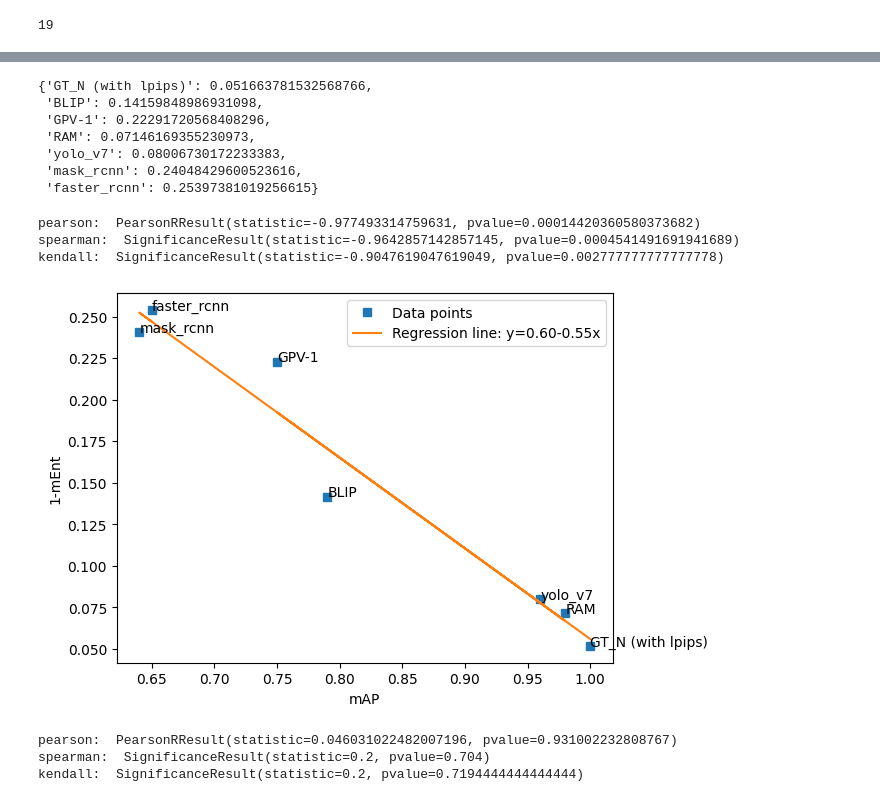
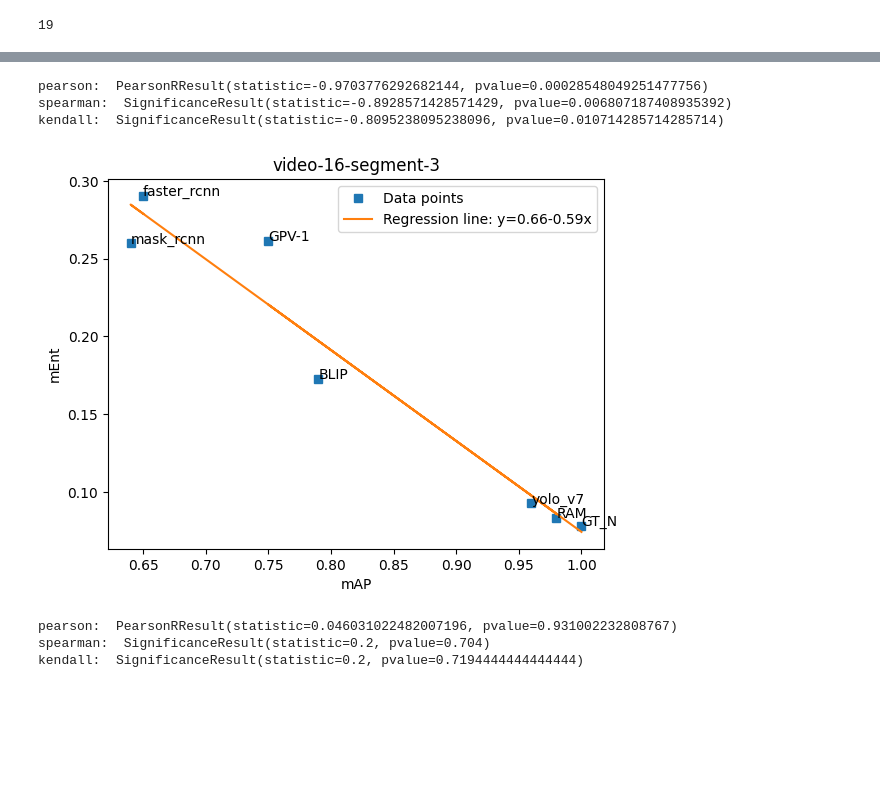
Before and after one commit to Shohan29531/Dashboard-For-VQA, a Jupyter notebook: utils_notebooks/entropy_with_ifs.ipynb, the cells around one changed output, grey strips where cells are left out. Cells and saved outputs as stored; diff of their text form; code cells hidden in the pictures; blank space fills up the shorter version.

Commit message:
update object selection based on selected models

```diff
--- a/utils_notebooks/entropy_with_ifs.ipynb
+++ b/utils_notebooks/entropy_with_ifs.ipynb
@@ -389,7 +624,7 @@ print(len(ram_com_obj))
 # %% [output]
 39
 # %%
-gt_dir = "/Users/imrankabir/Desktop/research/vqa_accessibility/Dashboard-For-VQA/Dashboard Data/GT_N"
+gt_dir = gt_fol # "/Users/imrankabir/Desktop/research/vqa_accessibility/Dashboard-For-VQA/Dashboard Data/GT_N"
 
 gts = natsorted(os.listdir(gt_dir))
 
@@ -452,7 +688,9 @@ for model_ in models.keys():
 
         ents_all_vid.append(e_i)
         ents_all_vid_normal.append(e_)
-        # print(e_i, p_s_i)
+        p_s_i = list(p_s_i)
+        p_s_i =sorted(p_s_i)
+        # print(e_i, max(p_s_i), sum(p_s_i), p_s_i[-5:])
 
         pred_fol = os.path.join(data_path, model_)
         p_ = calculate_model_map(
@@ -462,11 +700,11 @@ for model_ in models.keys():
         ps_all_vid.append(p_)
 
 
-    if model_ == 'GT_N':
-        vid_wise_ent[f"{model_} (with lpips)"] = ents_all_vid
-        vid_wise_ent[f"{model_} (without lpips)"] = ents_all_vid_normal
-    else:
-        vid_wise_ent[model_] = ents_all_vid
+    # if model_ == 'GT_N':
+    vid_wise_ent[f"{model_}"] = ents_all_vid
+    # vid_wise_ent[f"{model_}"] = ents_all_vid_normal
+    # else:  # (without lpips)  (with lpips)
+    #     vid_wise_ent[model_] = ents_all_vid
 
     vid_wise_prec[model_] = ps_all_vid
 # %%
@@ -511,23 +809,13 @@ vid_wise_model_prec_df
 # %%
+# v_s_ = ['video-16-segment-3']
 mEnt = {}
-
 for key in dict(vid_wise_model_ent_df.mean(axis='columns')):
     if key in ['HRNet_V2', 'GT_N (without lpips)']: # , 'GT_N (with lpips)'
         continue
     mEnt[key] = dict(vid_wise_model_ent_df.mean(axis='columns'))[key]
-
-mEnt
-# %% [output]
-{'GT_N (with lpips)': 0.051663781532568766,
- 'BLIP': 0.14159848986931098,
- 'GPV-1': 0.22291720568408296,
- 'RAM': 0.07146169355230973,
- 'yolo_v7': 0.08006730172233383,
- 'mask_rcnn': 0.24048429600523616,
- 'faster_rcnn': 0.25397381019256615}
 # %%
 mAP = {
-    'GT_N (with lpips)': 1.0,
+    'GT_N': 1.0,
     'BLIP': 0.79,
     'GPV-1': 0.75,
     'RAM': 0.98,
@@ -538,39 +826,40 @@ mAP = {
 
 #     'HRNet_V2': 0.59,
 
-mF1 = {
-    'BLIP': 0.28,
-    'GPV-1': 0.23,
-    'RAM': 0.24,
-    'yolo_v7': 0.54,
-    'mask_rcnn': 0.41,
-    'faster_rcnn': 0.42
-}
+# mF1 = {
+#     'BLIP': 0.28,
+#     'GPV-1': 0.23,
+#     'RAM': 0.24,
+#     'yolo_v7': 0.54,
+#     'mask_rcnn': 0.41,
+#     'faster_rcnn': 0.42
+# }
 
 #    'HRNet_V2': 0.36,
 # %%
 x, y = np.array(list(mAP.values())), np.array(list(mEnt.values()))
 print("pearson: ", scipy.stats.pearsonr(x, y))
 print("spearman: ", scipy.stats.spearmanr(x, y))
 print("kendall: ", scipy.stats.kendalltau(x, y))
 slope, intercept, r, p, stderr = scipy.stats.linregress(x, y)
 line = f'Regression line: y={intercept:.2f}-{abs(slope):.2f}x'
 fig, ax = plt.subplots()
 ax.plot(x, y, linewidth=0, marker='s', label='Data points')
 for i, txt in enumerate(mAP.keys()):
     ax.annotate(txt, (x[i], y[i]))
 ax.plot(x, intercept + slope * x, label=line)
 ax.set_xlabel('mAP')
-ax.set_ylabel('1-mEnt')
+ax.set_ylabel('mEnt')
 ax.legend(facecolor='white')
 # plt.xlim(0.18, 0.7)
 # plt.ylim(0.36, 0.55)
+plt.title(f"{v_s_[0]}")
 plt.show()
 # %% [output]
-pearson:  PearsonRResult(statistic=-0.977493314759631, pvalue=0.00014420360580373682)
-spearman:  SignificanceResult(statistic=-0.9642857142857145, pvalue=0.0004541491691941689)
-kendall:  SignificanceResult(statistic=-0.9047619047619049, pvalue=0.002777777777777778)
+pearson:  PearsonRResult(statistic=-0.9703776292682144, pvalue=0.00028548049251477756)
+spearman:  SignificanceResult(statistic=-0.8928571428571429, pvalue=0.006807187408935392)
+kendall:  SignificanceResult(statistic=-0.8095238095238096, pvalue=0.010714285714285714)
-[figure, old version]
+[figure, new version]
 # %%
 x, y = np.array(list(mF1.values())), np.array(list(mEnt.values()))
 print("pearson: ", scipy.stats.pearsonr(x, y))
```
Also changed, not shown: parts of 22 cells of this notebook, 2 other files.
